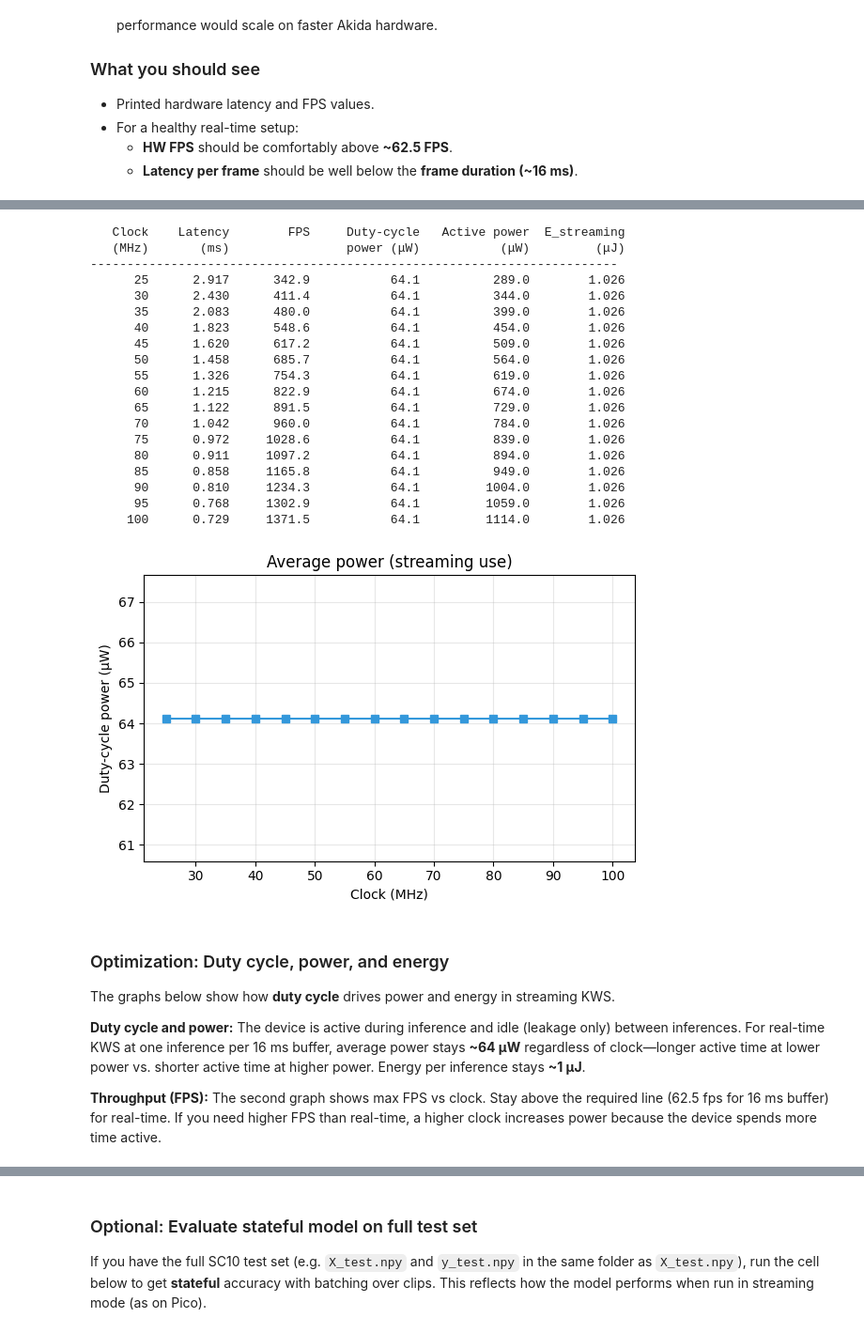
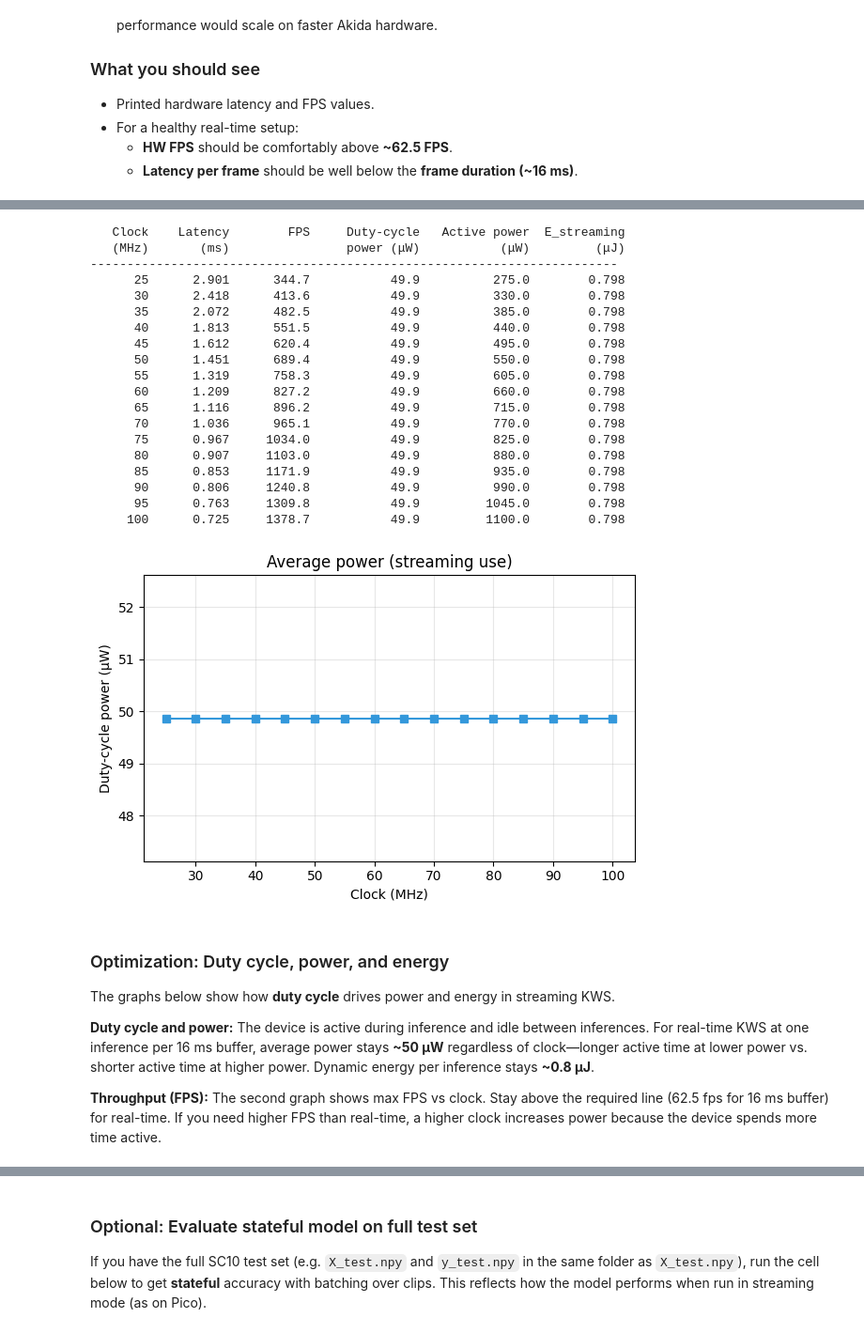
Before and after one commit to Brainchip-Inc/akidaCloud_pico, a Jupyter notebook: examples/kws/kws.ipynb, the cells around one changed output, grey strips where cells are left out. Shown at 94% size. Cells and saved outputs as stored; diff of their text form; code cells hidden in the pictures.

Commit message:
changed power calc

```diff
--- a/examples/kws/kws.ipynb
+++ b/examples/kws/kws.ipynb
@@ -343,7 +345,7 @@ Lower clock = lower **active** power but higher latency; higher clock = faster b
 # Power estimates: 25–100 MHz, 5 MHz steps, with duty cycle
 # Reference: Pico hardware characterization (22 nm, 50 MHz nominal, 5% switching)
 DYNAMIC_50MHZ_UW = 550   # μW at 50 MHz
-LEAKAGE_UW = 14          # μW (constant)
+LEAKAGE_UW = 0          # Dynamic power only
 BUFFER_MS = 16           # KWS buffer period (ms between inference starts)
 REF_CLOCK_MHZ = 50       # Reference clock for power scaling
 
@@ -354,56 +356,56 @@ try:
 except (NameError, KeyError, TypeError):
     inference_clk = 50_000_000 * 0.0014506
 # Clock range: 25–100 MHz, step 5 MHz
 clocks_mhz = np.arange(25, 101, 5)
 latencies, duty_powers, active_powers, e_streaming = [], [], [], []
 
 print(f"{'Clock':>8} {'Latency':>10} {'FPS':>10} {'Duty-cycle':>14} {'Active power':>14} {'E_streaming':>12}")
 print(f"{'(MHz)':>8} {'(ms)':>10} {'':>10} {'power (μW)':>14} {'(μW)':>14} {'(μJ)':>12}")
 print("-" * 72)
 for f_mhz in clocks_mhz:
     f_hz = f_mhz * 1e6
     scale = f_mhz / REF_CLOCK_MHZ
     dynamic_uw = DYNAMIC_50MHZ_UW * scale
     total_uw = max(dynamic_uw + LEAKAGE_UW, LEAKAGE_UW)
     latency_ms = (inference_clk / f_hz) * 1000
     fps = f_hz / inference_clk
     duty = min(latency_ms / BUFFER_MS, 1.0)
     duty_power_uw = total_uw * duty + LEAKAGE_UW * (1 - duty)
     e_streaming_uj = duty_power_uw * (BUFFER_MS / 1000)
     latencies.append(latency_ms)
     duty_powers.append(duty_power_uw)
     active_powers.append(total_uw)
     e_streaming.append(e_streaming_uj)
     print(f"{f_mhz:>8} {latency_ms:>10.3f} {fps:>10.1f} {duty_power_uw:>14.1f} {total_uw:>14.1f} {e_streaming_uj:>12.3f}")
 
 plot_power_estimates(clocks_mhz, np.array(duty_powers))
 # %% [output]
    Clock    Latency        FPS     Duty-cycle   Active power  E_streaming
    (MHz)       (ms)                power (μW)           (μW)         (μJ)
 ------------------------------------------------------------------------
-      25      2.917      342.9           64.1          289.0        1.026
-      30      2.430      411.4           64.1          344.0        1.026
-      35      2.083      480.0           64.1          399.0        1.026
-      40      1.823      548.6           64.1          454.0        1.026
-      45      1.620      617.2           64.1          509.0        1.026
-      50      1.458      685.7           64.1          564.0        1.026
-      55      1.326      754.3           64.1          619.0        1.026
-      60      1.215      822.9           64.1          674.0        1.026
-      65      1.122      891.5           64.1          729.0        1.026
-      70      1.042      960.0           64.1          784.0        1.026
-      75      0.972     1028.6           64.1          839.0        1.026
-      80      0.911     1097.2           64.1          894.0        1.026
-      85      0.858     1165.8           64.1          949.0        1.026
-      90      0.810     1234.3           64.1         1004.0        1.026
-      95      0.768     1302.9           64.1         1059.0        1.026
-     100      0.729     1371.5           64.1         1114.0        1.026
+      25      2.901      344.7           49.9          275.0        0.798
+      30      2.418      413.6           49.9          330.0        0.798
+      35      2.072      482.5           49.9          385.0        0.798
+      40      1.813      551.5           49.9          440.0        0.798
+      45      1.612      620.4           49.9          495.0        0.798
+      50      1.451      689.4           49.9          550.0        0.798
+      55      1.319      758.3           49.9          605.0        0.798
+      60      1.209      827.2           49.9          660.0        0.798
+      65      1.116      896.2           49.9          715.0        0.798
+      70      1.036      965.1           49.9          770.0        0.798
+      75      0.967     1034.0           49.9          825.0        0.798
+      80      0.907     1103.0           49.9          880.0        0.798
+      85      0.853     1171.9           49.9          935.0        0.798
+      90      0.806     1240.8           49.9          990.0        0.798
+      95      0.763     1309.8           49.9         1045.0        0.798
+     100      0.725     1378.7           49.9         1100.0        0.798
-[figure, old version]
+[figure, new version]
 # %% [markdown]
 ### Optimization: Duty cycle, power, and energy
 
 The graphs below show how **duty cycle** drives power and energy in streaming KWS.
 
-**Duty cycle and power:** The device is active during inference and idle (leakage only) between inferences. For real-time KWS at one inference per 16 ms buffer, average power stays **~64 μW** regardless of clock—longer active time at lower power vs. shorter active time at higher power. Energy per inference stays **~1 μJ**.
+**Duty cycle and power:** The device is active during inference and idle between inferences. For real-time KWS at one inference per 16 ms buffer, average power stays **~50 μW** regardless of clock—longer active time at lower power vs. shorter active time at higher power. Dynamic energy per inference stays **~0.8 μJ**.
 
 **Throughput (FPS):** The second graph shows max FPS vs clock. Stay above the required line (62.5 fps for 16 ms buffer) for real-time. If you need higher FPS than real-time, a higher clock increases power because the device spends more time active.
 # %% [markdown]
```
Also changed, not shown: parts of 13 cells of this notebook.
